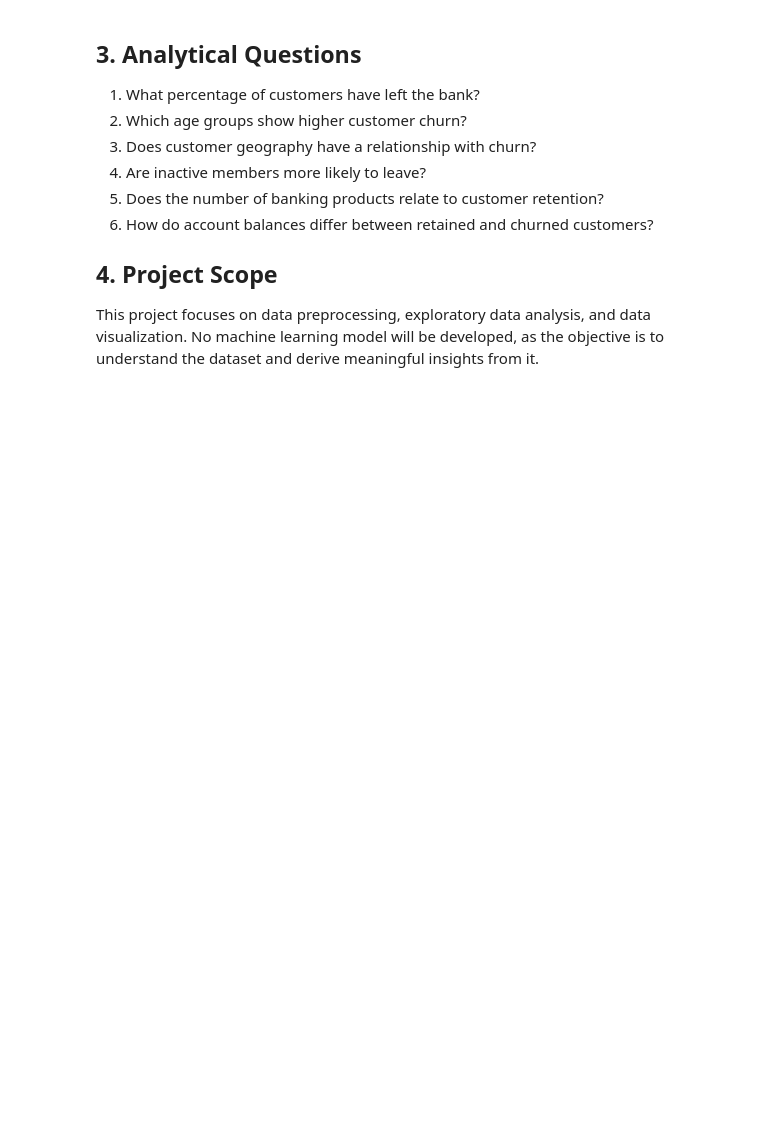
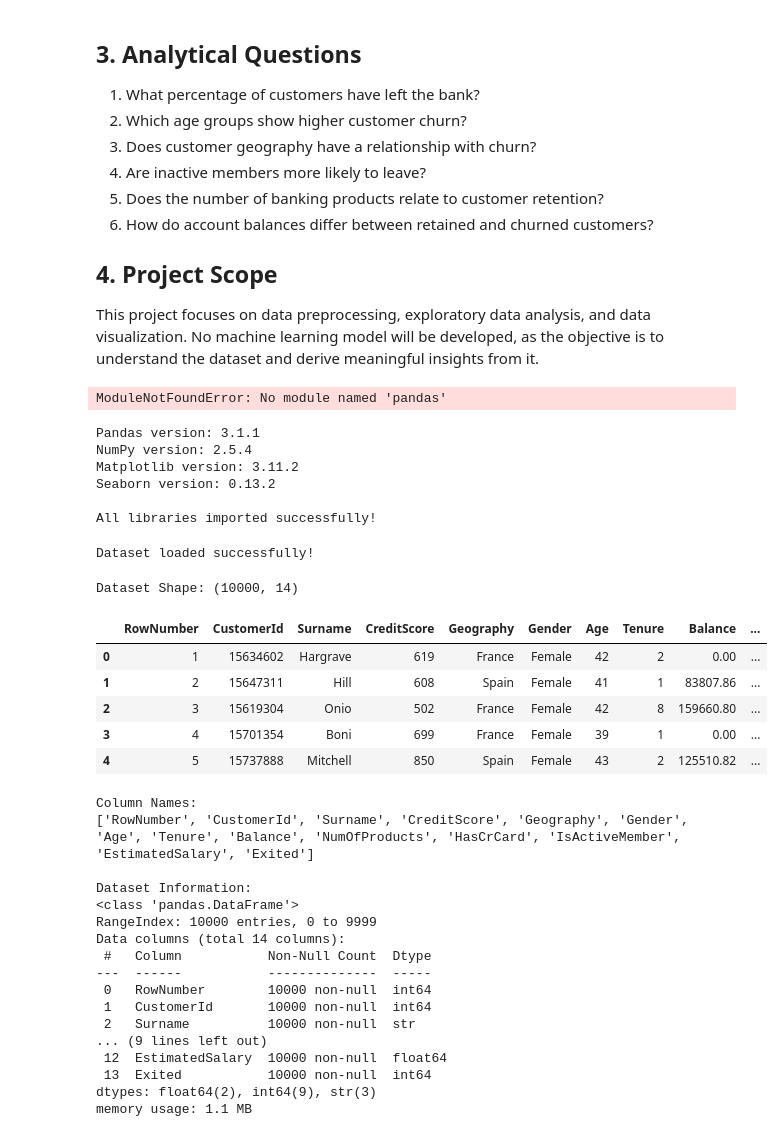
Before and after one commit to Alishba-code-cmyk/Banking-customer-churn-analysis-, a Jupyter notebook: notebooks/Banking_Customer_Churn_Analysis.ipynb, the cells around one changed output. Saved outputs shown, nothing was run; the diff lists cells and outputs as text; code cells hidden in the pictures; blank space fills up the shorter version.

```diff
--- a/notebooks/Banking_Customer_Churn_Analysis.ipynb
+++ b/notebooks/Banking_Customer_Churn_Analysis.ipynb
@@ -74,3 +74,76 @@ print("Dataset Columns:")
 print(df.columns.tolist())
 df.info()
 df.dtypes
+# %%
+import pandas as pd
+import numpy as np
+import matplotlib.pyplot as plt
+import seaborn as sns
+
+print("All libraries imported successfully!")
+# %% [output]
+ModuleNotFoundError: No module named 'pandas'
+# %%
+import pandas as pd
+import numpy as np
+import matplotlib.pyplot as plt
+import seaborn as sns
+
+print("Pandas version:", pd.__version__)
+print("NumPy version:", np.__version__)
+print("Matplotlib version:", plt.matplotlib.__version__)
+print("Seaborn version:", sns.__version__)
+
+print("\nAll libraries imported successfully!")
+# %% [output]
+Pandas version: 3.1.1
+NumPy version: 2.5.4
+Matplotlib version: 3.11.2
+Seaborn version: 0.13.2
+
+All libraries imported successfully!
+# %%
+from pathlib import Path
+
+file_path = Path("../dataset/Churn_Modelling.csv")
+
+df = pd.read_csv(file_path)
+
+print("Dataset loaded successfully!")
+# %% [output]
+Dataset loaded successfully!
+# %%
+print("Dataset Shape:", df.shape)
+
+display(df.head())
+
+print("\nColumn Names:")
+print(df.columns.tolist())
+
+print("\nDataset Information:")
+df.info()
+# %% [output]
+Dataset Shape: (10000, 14)
+|  | RowNumber | CustomerId | Surname | CreditScore | Geography | Gender | Age | Tenure | Balance | ... |
+| 0 | 1 | 15634602 | Hargrave | 619 | France | Female | 42 | 2 | 0.00 | ... |
+| 1 | 2 | 15647311 | Hill | 608 | Spain | Female | 41 | 1 | 83807.86 | ... |
+| 2 | 3 | 15619304 | Onio | 502 | France | Female | 42 | 8 | 159660.80 | ... |
+| 3 | 4 | 15701354 | Boni | 699 | France | Female | 39 | 1 | 0.00 | ... |
+| 4 | 5 | 15737888 | Mitchell | 850 | Spain | Female | 43 | 2 | 125510.82 | ... |
+Column Names:
+['RowNumber', 'CustomerId', 'Surname', 'CreditScore', 'Geography', 'Gender', 'Age', 'Tenure', 'Balance', 'NumOfProducts', 'HasCrCard', 'IsActiveMember', 'EstimatedSalary', 'Exited']
+
+Dataset Information:
+<class 'pandas.DataFrame'>
+RangeIndex: 10000 entries, 0 to 9999
+Data columns (total 14 columns):
+ #   Column           Non-Null Count  Dtype
+---  ------           --------------  -----
+ 0   RowNumber        10000 non-null  int64
+ 1   CustomerId       10000 non-null  int64
+ 2   Surname          10000 non-null  str
+... (9 lines left out)
+ 12  EstimatedSalary  10000 non-null  float64
+ 13  Exited           10000 non-null  int64
+dtypes: float64(2), int64(9), str(3)
+memory usage: 1.1 MB
```
Also changed, not shown: parts of 4 cells of this notebook.
